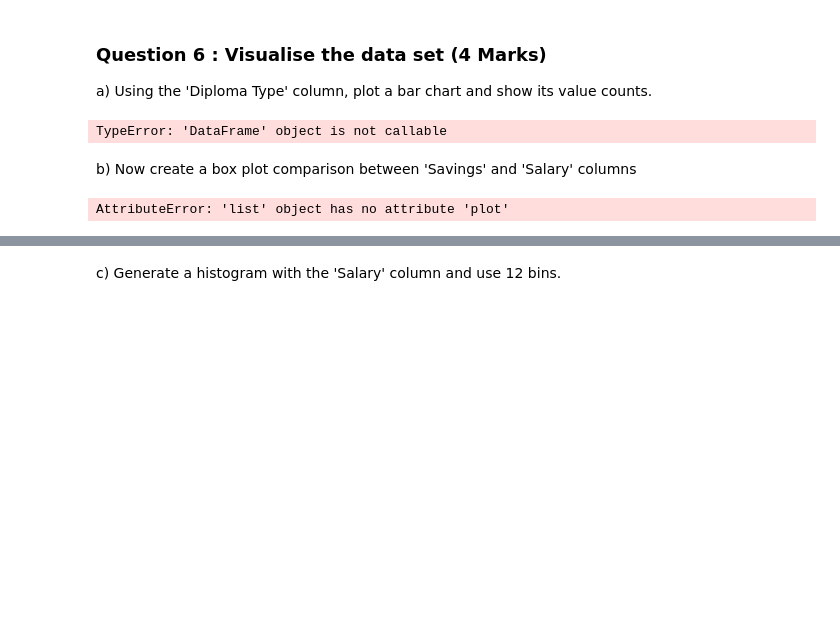
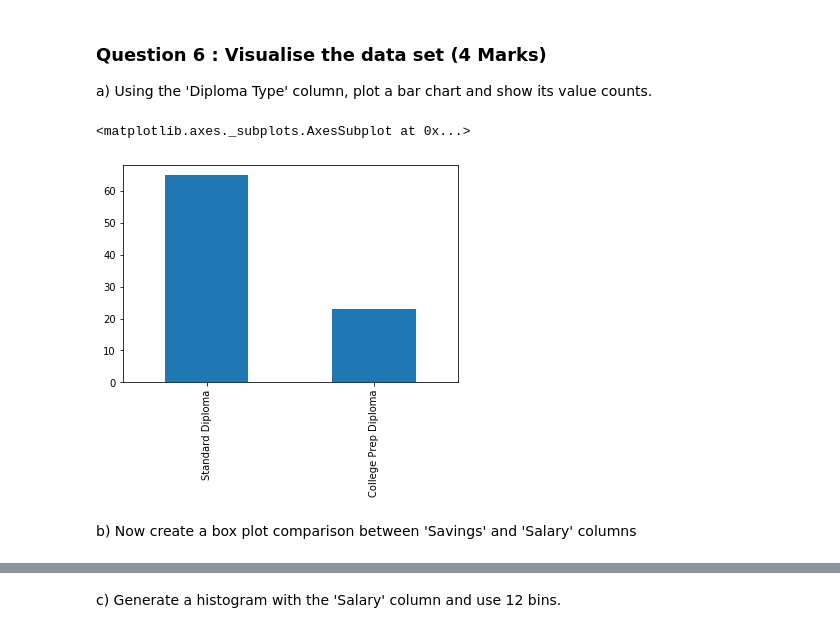
Before and after one commit to buriihenry/Pandas_ML_Assignment, a Jupyter notebook: Assignment 1/Pandas Analysis Assignment 1.ipynb, the cells around one changed output, grey strips where cells are left out. Saved outputs shown, nothing was run; the diff lists cells and outputs as text; code cells hidden in the pictures; blank space fills up the shorter version.

```diff
--- a/Assignment 1/Pandas Analysis Assignment 1.ipynb
+++ b/Assignment 1/Pandas Analysis Assignment 1.ipynb
@@ -253,14 +237,9 @@ alumni.sort_values(by=['Fee', 'Salary'], ascending=False).head()
 a) Using the 'Diploma Type' column, plot a bar chart and show its value counts.
 # %%
 #a) (1)
-df('Diploma Type').plot
+df['Diploma Type'].value_counts().plot(kind='bar')
 # %% [output]
-TypeError: 'DataFrame' object is not callable
+<matplotlib.axes._subplots.AxesSubplot at 0x...>
+[figure, added]
 # %% [markdown]
 b) Now create a box plot comparison between 'Savings' and 'Salary' columns
-# %%
-#b) (1)
-savings_salary = ["Savings", "Salary"]
-savings_salary.plot.box()
-# %% [output]
-AttributeError: 'list' object has no attribute 'plot'
```
Also changed, not shown: parts of 11 cells of this notebook.
